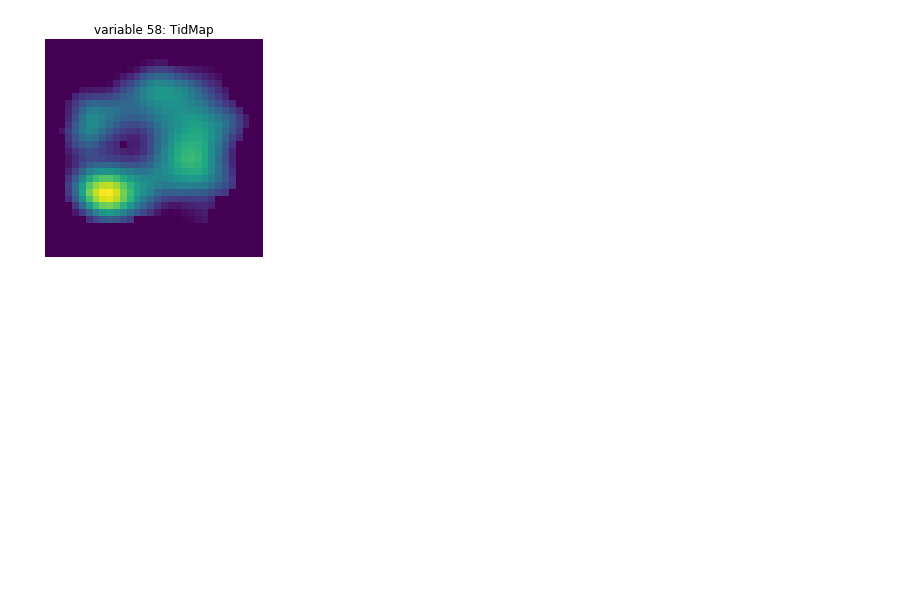
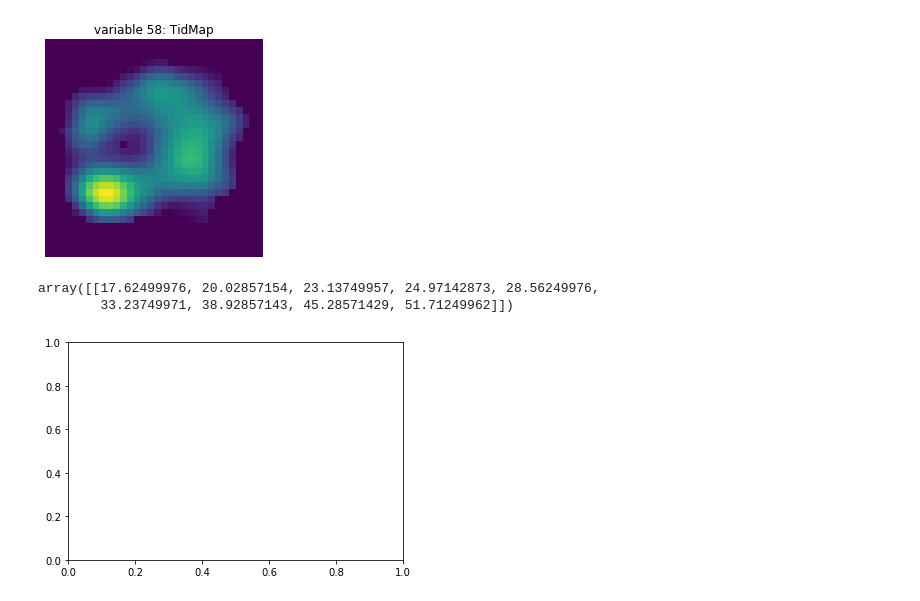
Before and after one commit to vprudente/EIT_CoViD_Internship, a Jupyter notebook: Sample_visualization.ipynb, the cells around one changed output. Saved outputs shown, nothing was run; the diff lists cells and outputs as text; code cells hidden in the pictures; blank space fills up the shorter version.

```diff
--- a/Sample_visualization.ipynb
+++ b/Sample_visualization.ipynb
@@ -136,0 +139,20 @@ for i, var in enumerate(vars):
+# %%
+data1 = np.copy(data['data'][0])
+section = np.copy(data['section'][0])
+
+dict_var_data = get_dict_var_names(data1)
+dict_var_section = get_dict_var_names(section)
+
+var_cdyn = dict_var_data['Cdyn']
+var_start = dict_var_section['iStartFrame']
+var_End = dict_var_section['iEndFrame']
+# %%
+fig, ax = plt.subplots()
+# fig.num('Cydn and EIT Intervals')
+data1[0][var_cdyn]
+# ax.fill_between(x, y_est - y_err, y_est + y_err, alpha=0.2)
+# ax.plot(x, y, 'o', color='tab:brown')
+# %% [output]
+array([[17.62499976, 20.02857154, 23.13749957, 24.97142873, 28.56249976,
+        33.23749971, 38.92857143, 45.28571429, 51.71249962]])
+[figure, added]
```
Also changed, not shown: parts of 1 cell of this notebook, 6 other files.
